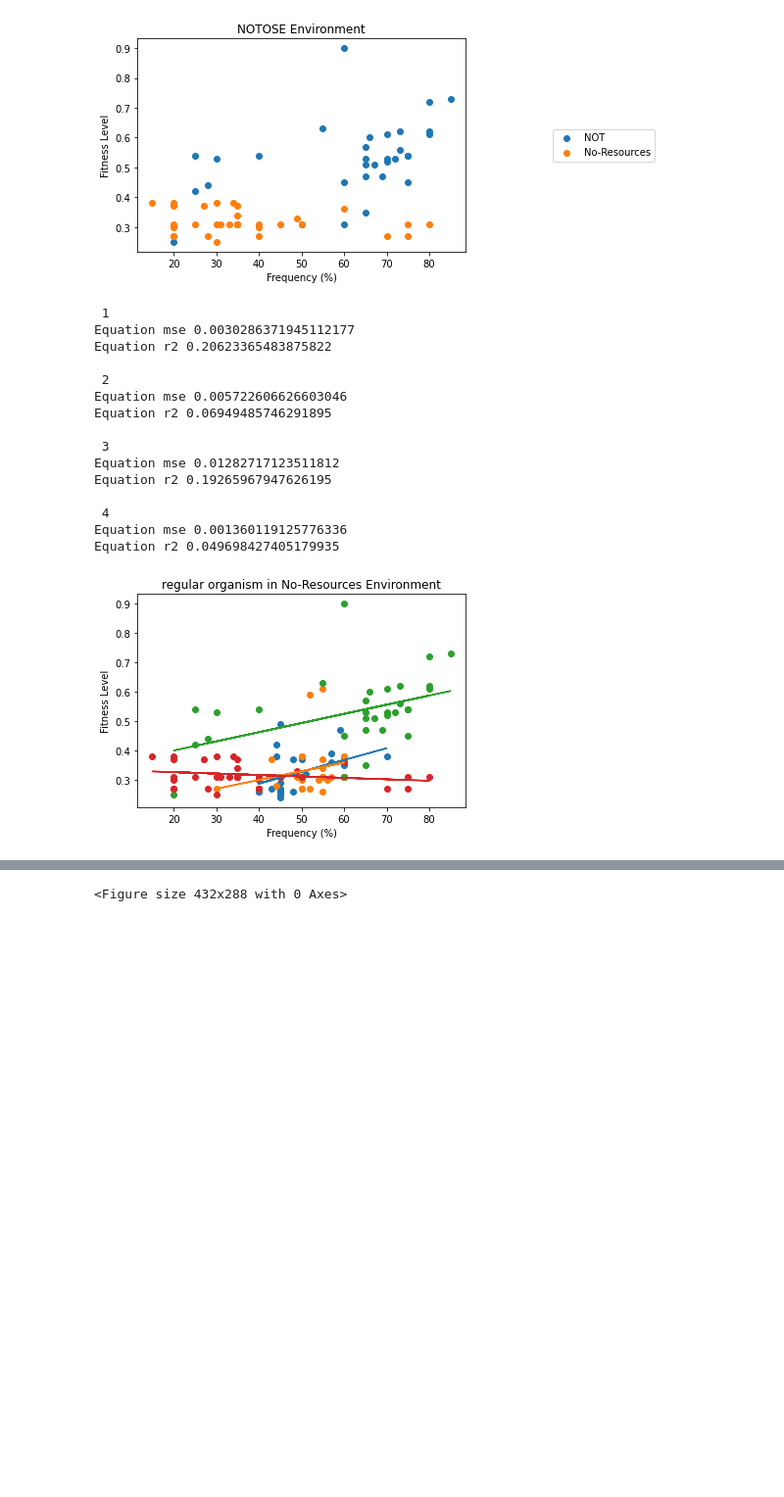
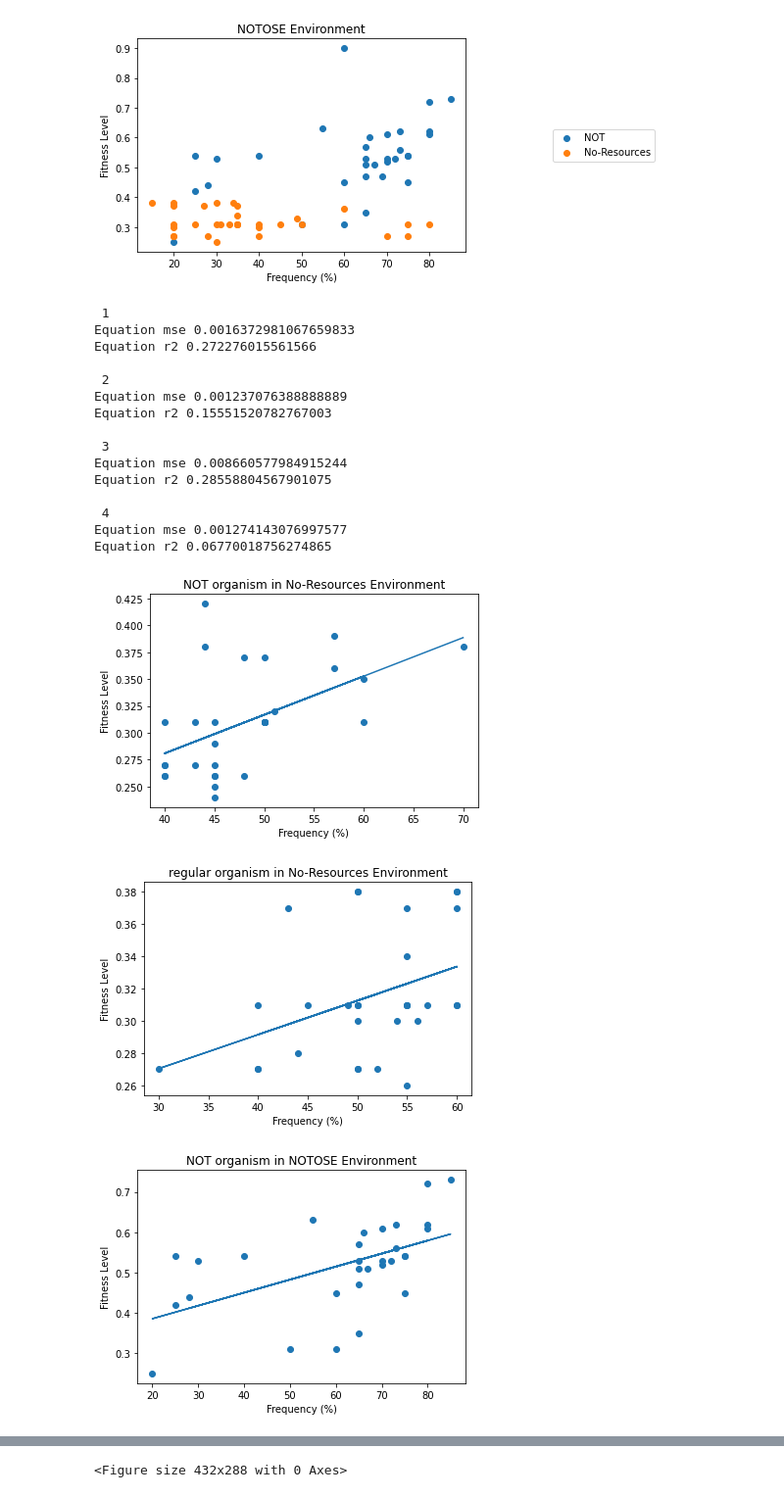
Before and after one commit to Cyberninja101/Python-master, a Jupyter notebook: Python_Important/School_Stuff/Fitness_Avida.ipynb, the cells around one changed output, grey strips where cells are left out. Shown at 98% size. Cells and saved outputs as stored; diff of their text form; code cells hidden in the pictures; blank space fills up the shorter version.

```diff
--- a/Python_Important/School_Stuff/Fitness_Avida.ipynb
+++ b/Python_Important/School_Stuff/Fitness_Avida.ipynb
@@ -81,6 +81,10 @@ Linear Regression
 
 X = ["NOT Frequency (%) 1", "No-Resources Frequency (%) 1", "NOT Frequency (%) 2", "No-Resources Frequency (%) 2"]
 Y = ["NOT Fitness 1", "No-Resources Fitness 1", "NOT Fitness 2", "No-Resources Fitness 2"]
+#Outliers to get rid of
+
+
+
 
 df = data.copy()
 
@@ -102,50 +106,79 @@ def linearRegression(x, y):
         a += ((x[i] - x_mean) * (y[i] - y_mean))
         b += ((x[i] - x_mean) ** 2)
 
+
     slope = a/b
     y_int = y_mean - slope * x_mean
 
     y = slope * x + y_int
     return x, y
 
+def outliers(df, n): # I am very pround of this function I created myself, but this probably isn't the best code
+    #n is for how many outliers you want to remove
+    mean_diff = []
+    mean = sum(df[Y[i]]) / len(df[Y[i]])
+    for k in df[Y[i]]:
+
+        if k > mean:
+            mean_diff.append(k-mean)
+            #print(k-mean)
+        else:
+            mean_diff.append(mean - k)
+            #print(mean-k)
+
+    #print(mean_diff)
+    for j in range(n):
+
+        #print(max(mean_diff), len(mean_diff))
+        #print(mean, max(mean_diff), mean_diff.index(max(mean_diff))+j)
+        df[Y[i]].drop(mean_diff.index(max(mean_diff))+j, inplace=True)
+        df[X[i]].drop(mean_diff.index(max(mean_diff))+j, inplace=True)
+        mean_diff.remove(max(mean_diff))
+    return df
+
 for i in range(len(Y)):
-    #plt.figure()
+    df = data.copy()
+    df = outliers(df, 2)
+
+    plt.figure()
     plt.scatter(df[X[i]],df[Y[i]])
     plt.xlabel("Frequency (%)")
     plt.ylabel("Fitness Level")
     if i == 0:
+        plt.title("NOT organism in No-Resources Environment")
+    if i == 1:
+        plt.title("regular organism in No-Resources Environment")
+    if i == 2:
         plt.title("NOT organism in NOTOSE Environment")
-    if i == 1:
+    if i == 3:
         plt.title("regular organism in NOTOSE Environment")
-    if i == 2:
-        plt.title("NOT organism in No-Resources Environment")
-    if i == 3:
-        plt.title("regular organism in No-Resources Environment")
 
 
 
     x_new, y_new = (linearRegression(df[X[i]], df[Y[i]]))
     plt.plot(x_new,y_new)
 
     print("\n", i+1)
     print("Equation mse", mse(y_new, df[Y[i]]))
 
     # r2 value for the equation
     print("Equation r2", r2_score(list(df[Y[i]]), list(y_new)))
 # %% [output]
  1
-Equation mse 0.0030286371945112177
-Equation r2 0.20623365483875822
+Equation mse 0.0016372981067659833
+Equation r2 0.272276015561566
 
  2
-Equation mse 0.005722606626603046
-Equation r2 0.06949485746291895
+Equation mse 0.001237076388888889
+Equation r2 0.15551520782767003
 
  3
-Equation mse 0.01282717123511812
-Equation r2 0.19265967947626195
+Equation mse 0.008660577984915244
+Equation r2 0.28558804567901075
 
  4
-Equation mse 0.001360119125776336
-Equation r2 0.049698427405179935
+Equation mse 0.001274143076997577
+Equation r2 0.06770018756274865
-[figure, old version]
+[figure, new version]
+[figure, added]
+[figure, added]
```
Also changed, not shown: parts of 1 cell of this notebook.
